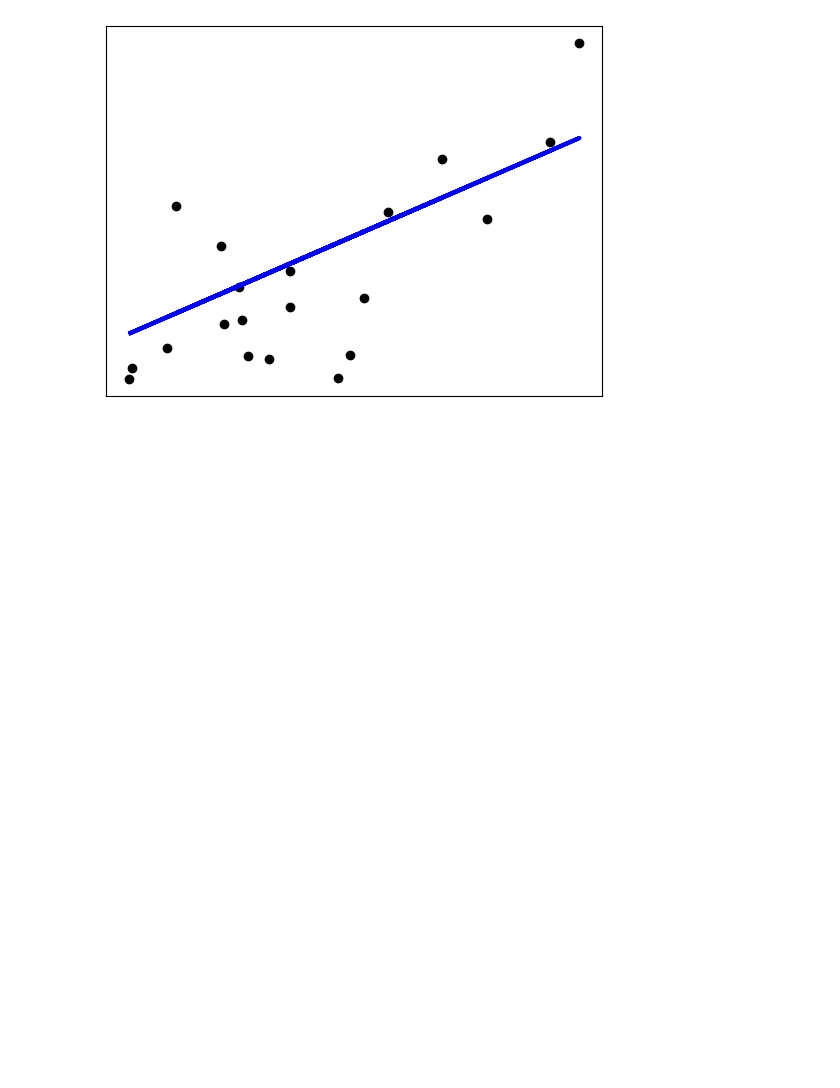
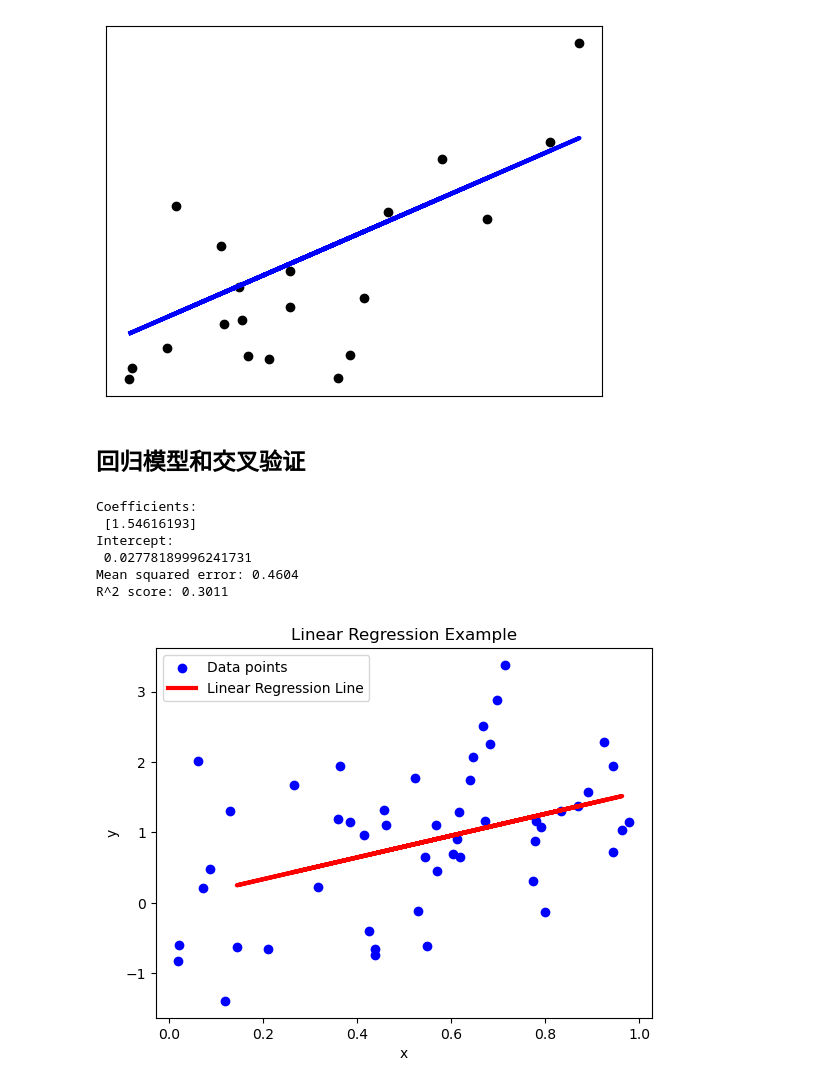
Before and after one commit to rulinma/python-math, a Jupyter notebook: base/scikit/LinearModels.ipynb, the cells around one changed output. Saved outputs shown, nothing was run; the diff lists cells and outputs as text; code cells hidden in the pictures; blank space fills up the shorter version.

Commit message:
scikit linear models

```diff
--- a/base/scikit/LinearModels.ipynb
+++ b/base/scikit/LinearModels.ipynb
@@ -63,3 +113,58 @@ Coefficients:
 Mean squared error: 2548.07
 Coefficient of determination: 0.47
 [figure]
+# %% [markdown]
+## 回归模型和交叉验证
+# %%
+import numpy as np
+from sklearn.model_selection import train_test_split
+from sklearn.linear_model import LinearRegression
+from sklearn.metrics import mean_squared_error, r2_score
+import matplotlib.pyplot as plt
+
+# 设定数据点的数量，用于生成示例数据。
+data_points = 50
+
+# 生成随机的、均匀分布的数据集（x和y）。
+np.random.seed(0) # 确保每次运行代码时都能得到相同的结果。
+x = np.random.rand(data_points)
+y = x * 2 + np.random.randn(data_points)
+
+# 将数据分为训练集和测试集。
+X_train, X_test, y_train, y_test = train_test_split(x.reshape(-1,1), y, test_size=0.3, random_state=42)
+
+# 初始化并拟合线性回归模型
+model = LinearRegression()
+model.fit(X_train, y_train)
+
+# 使用测试集进行预测。
+y_pred = model.predict(X_test)
+
+# 打印出模型的系数和截距。
+print("Coefficients: \n", model.coef_)
+print("Intercept: \n", model.intercept_)
+
+# 检查效果：
+mse = mean_squared_error(y_test, y_pred)
+r2 = r2_score(y_test, y_pred)
+print(f"Mean squared error: {mse:.4f}")
+print(f"R^2 score: {r2:.4f}")
+
+# 绘制数据点和回归线
+plt.scatter(x, y, color='blue', label='Data points')
+plt.plot(X_test.reshape(-1), y_pred, color='red', linewidth=3, label='Linear Regression Line')
+
+# 添加标题和标签
+plt.title('Linear Regression Example')
+plt.xlabel('x')
+plt.ylabel('y')
+plt.legend()
+plt.show()
+# %% [output]
+Coefficients:
+ [1.54616193]
+Intercept:
+ 0.02778189996241731
+Mean squared error: 0.4604
+R^2 score: 0.3011
+[figure, added]
```
Also changed, not shown: parts of 9 cells of this notebook.
